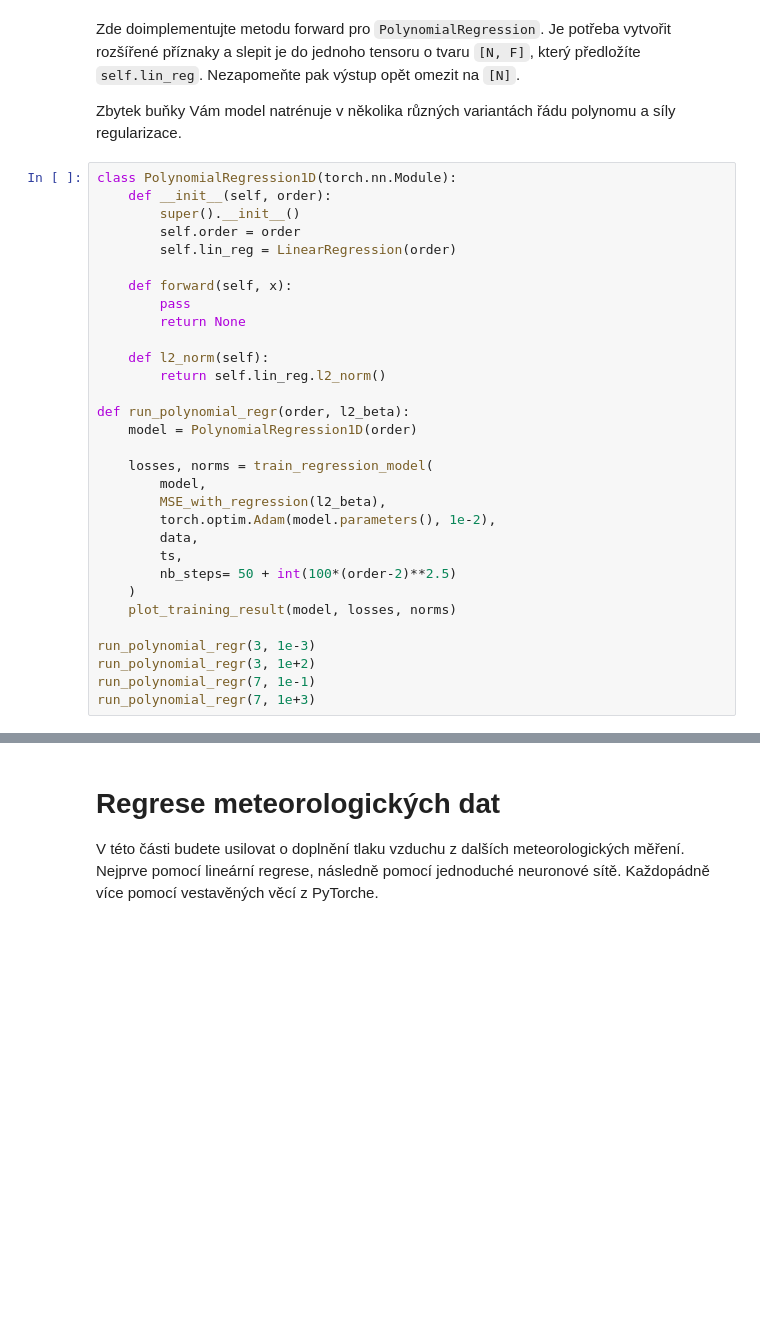
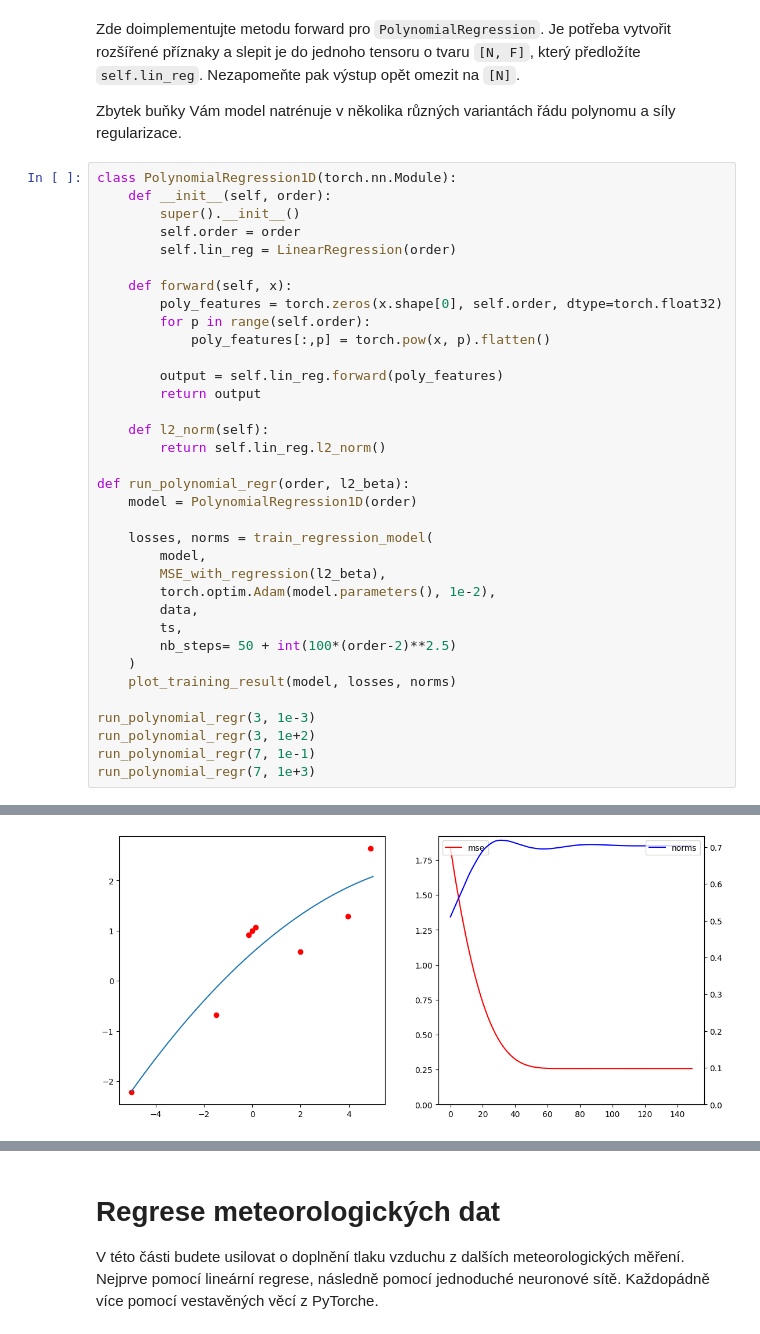
Before and after one commit to dnosko/SUI, a Jupyter notebook: proj3/zadani.ipynb, the cells around one changed output, grey strips where cells are left out. Cells and saved outputs as stored; diff of their text form; blank space fills up the shorter version.

```diff
--- a/proj3/zadani.ipynb
+++ b/proj3/zadani.ipynb
@@ -219,8 +219,12 @@ class PolynomialRegression1D(torch.nn.Module):
         self.lin_reg = LinearRegression(order)
 
     def forward(self, x):
-        pass
-        return None
+        poly_features = torch.zeros(x.shape[0], self.order, dtype=torch.float32)
+        for p in range(self.order):
+            poly_features[:,p] = torch.pow(x, p).flatten()
+
+        output = self.lin_reg.forward(poly_features)
+        return output
 
     def l2_norm(self):
         return self.lin_reg.l2_norm()
@@ -246,0 +267 @@ AttributeError: 'NoneType' object has no attribute 'size'
+[figure, added]
```
Also changed, not shown: parts of 2 cells of this notebook.
